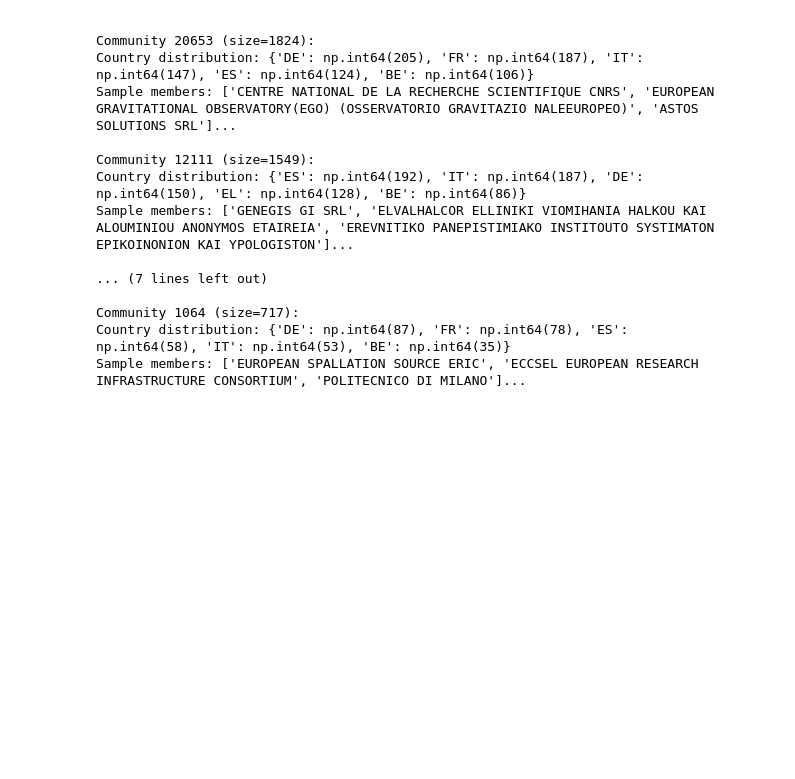
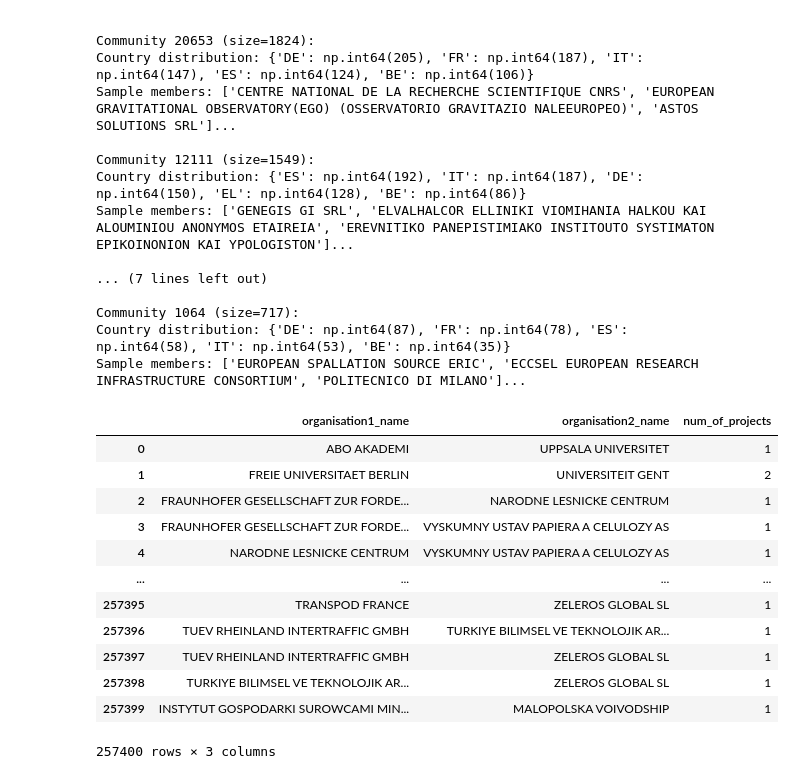
Before and after one commit to MichaelCarloH/Horizon-Europe-MDA, a Jupyter notebook: notebooks/network_graphs_analysis.ipynb, the cells around one changed output. Drawn from its saved outputs; the diff is of its cells as text; code cells hidden in the pictures; blank space fills up the shorter version.

```diff
--- a/notebooks/network_graphs_analysis.ipynb
+++ b/notebooks/network_graphs_analysis.ipynb
@@ -594,26 +594,40 @@ Sample members: ['EUROPEAN SPALLATION SOURCE ERIC', 'ECCSEL EUROPEAN RESEARCH IN
 # %%
 # Filter for 2024 projects only using startDate in project dataframe
 project_2024_ids = project[project['startDate'].str.startswith('2024')]['id']
 
 # Filter organization dataframe for those projects
 organization_2024 = organization[organization['projectID'].isin(project_2024_ids)]
 
 # Group by projectID and get all organizations per project
 pairs = []
 for project_id, group in organization_2024.groupby('projectID'):
     orgs = group['name'].unique()
     pairs.extend(combinations(sorted(orgs), 2))
 
 # Count the number of projects each pair worked on together
 pair_counts = Counter(pairs)
 
 # Prepare the simplified output DataFrame with only 3 columns
 output_data = [
     (org1, org2, count) for (org1, org2), count in pair_counts.items()
 ]
 
-output = pd.DataFrame(output_data, columns=[
+output2 = pd.DataFrame(output_data, columns=[
     'organisation1_name', 'organisation2_name', 'num_of_projects'
 ])
 
-output
+output2
+# %% [output]
+|  | organisation1_name | organisation2_name | num_of_projects |
+| 0 | ABO AKADEMI | UPPSALA UNIVERSITET | 1 |
+| 1 | FREIE UNIVERSITAET BERLIN | UNIVERSITEIT GENT | 2 |
+| 2 | FRAUNHOFER GESELLSCHAFT ZUR FORDE... | NARODNE LESNICKE CENTRUM | 1 |
+| 3 | FRAUNHOFER GESELLSCHAFT ZUR FORDE... | VYSKUMNY USTAV PAPIERA A CELULOZY AS | 1 |
+| 4 | NARODNE LESNICKE CENTRUM | VYSKUMNY USTAV PAPIERA A CELULOZY AS | 1 |
+| ... | ... | ... | ... |
+| 257395 | TRANSPOD FRANCE | ZELEROS GLOBAL SL | 1 |
+| 257396 | TUEV RHEINLAND INTERTRAFFIC GMBH | TURKIYE BILIMSEL VE TEKNOLOJIK AR... | 1 |
+| 257397 | TUEV RHEINLAND INTERTRAFFIC GMBH | ZELEROS GLOBAL SL | 1 |
+| 257398 | TURKIYE BILIMSEL VE TEKNOLOJIK AR... | ZELEROS GLOBAL SL | 1 |
+| 257399 | INSTYTUT GOSPODARKI SUROWCAMI MIN... | MALOPOLSKA VOIVODSHIP | 1 |
+257400 rows × 3 columns
```
Also changed, not shown: parts of 1 cell of this notebook, 1 other file.
